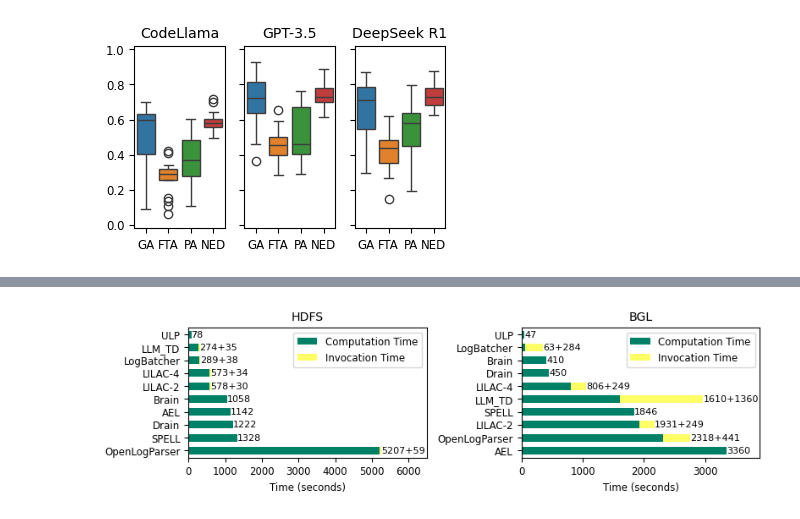
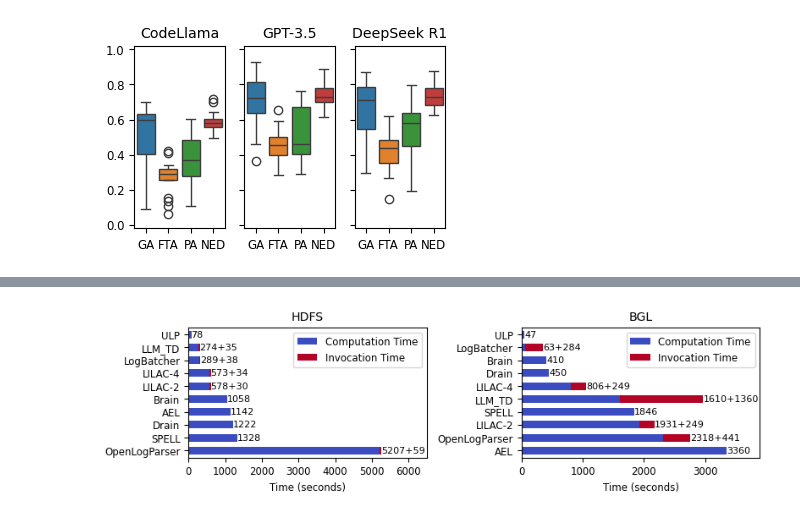
Before and after one commit to ait-aecid/LLM-log-parsing, a Jupyter notebook: run_evaluation.ipynb, the cells around one changed output, grey strips where cells are left out. Cells and saved outputs as stored; diff of their text form; code cells hidden in the pictures.

```diff
--- a/run_evaluation.ipynb
+++ b/run_evaluation.ipynb
@@ -391,32 +406,32 @@ plt.show()
 # plot time evaluation
 import matplotlib.pyplot as plt
 
 def time_plot(ax, time_table, xlim=None, title=""):
     bars = time_table[[("Computation Time", r"$\mu$"), ("Invocation Time", r"$\mu$")]].plot(
-        kind="barh", stacked=True, ax=ax, colormap="summer", width=0.6
+        kind="barh", stacked=True, ax=ax, colormap="coolwarm", width=0.6
     )
     # Add text annotations for each bar
     for i, (comp_time, invoc_time) in enumerate(zip(time_table[("Computation Time", r"$\mu$")], time_table[("Invocation Time", r"$\mu$")])):
         if invoc_time > 0:
             ax.text(comp_time + invoc_time, i, f"{int(round(comp_time, 0))}+{invoc_time:.0f}", va="center", ha="left", color="black", fontsize=8,)
         else:
             ax.text(comp_time, i, f"{int(round(comp_time, 0)):.0f}", va="center", ha="left", color="black", fontsize=8,)
 
     ax.set_xlabel("Time (seconds)")
     #ax.set_ylabel("Parsers")
     ax.legend(["Computation Time", "Invocation Time"])
     ax.set_xlim(xlim)
     ax.set_title(title)
 
 # Create a single figure with subplots
 fig, axes = plt.subplots(1, 2, figsize=(8, 2.4))
 
 # Plot each dataset in its respective subplot
 time_plot(axes[1], time_table_bgl, xlim=(0, 3900), title="BGL")
 time_plot(axes[0], time_table_hdfs, xlim=(0, 6500), title="HDFS")
 
 plt.tight_layout()
 plt.savefig("plots/time_HDFS_BGL.pdf")
 plt.show()
 # %% [output]
-[figure, old version]
+[figure, new version]
```
Also changed, not shown: parts of 8 cells of this notebook, 26 other files.
